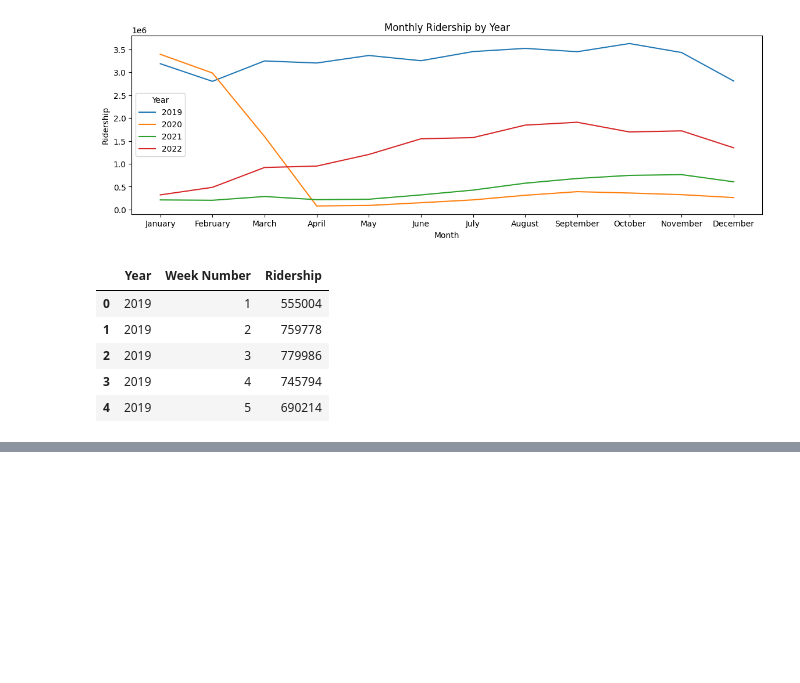
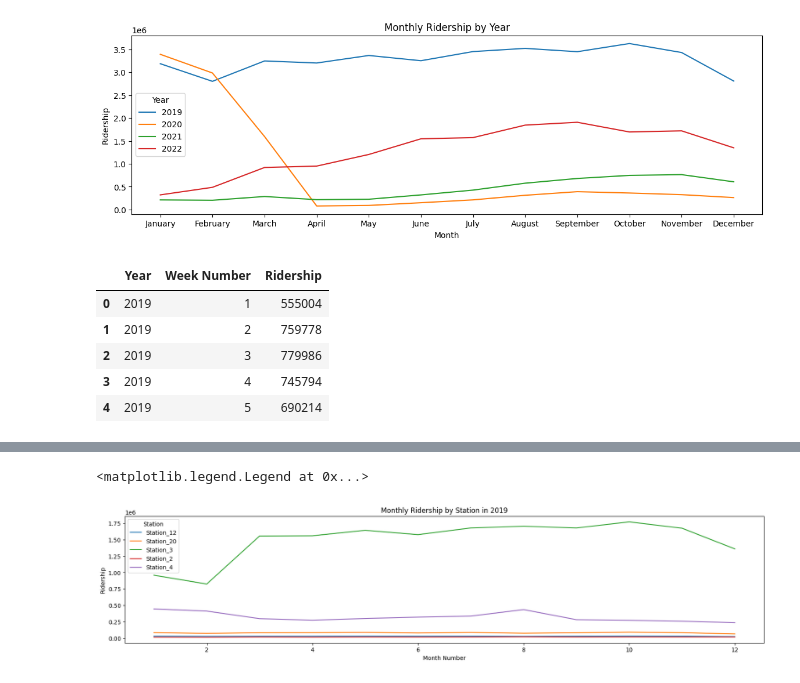
Before and after one commit to Asore94/dkarMiniProject, a Jupyter notebook: preprocessing.ipynb, the cells around one changed output, grey strips where cells are left out. Cells and saved outputs as stored; diff of their text form; code cells hidden in the pictures; blank space fills up the shorter version.

```diff
--- a/preprocessing.ipynb
+++ b/preprocessing.ipynb
@@ -195,0 +209,7 @@ weekly_grouped_df.head(5)
+# %%
+year_2019 = df[df['Year'] == 2019]
+
+grouped_station = year_2019_am_am_am_am_am_am_am_am.groupby(['Station', 'Month']).aggregate({'Ridership': 'sum'}).reset_index()
+grouped_station['Month_number'] = grouped_station['Month'].map(month_mapping)
+grouped_station.sort_values(by=['Station', 'Month_number'], inplace=True)
+grouped_station.head(10)
@@ -195,0 +228,15 @@ weekly_grouped_df.head(5)
+# %%
+ramdom_stations = grouped_station['Station'].sample(n=5, random_state=42).unique()
+# %%
+plt.figure(figsize=(20, 4))
+for station in ramdom_stations:
+    station_data = grouped_station[grouped_station['Station'] == station]
+    plt.plot(station_data['Month_number'], station_data['Ridership'], label=station)
+
+plt.xlabel('Month Number')
+plt.ylabel('Ridership')
+plt.title('Monthly Ridership by Station in 2019')
+plt.legend(title='Station')
+# %% [output]
+<matplotlib.legend.Legend at 0x...>
+[figure, added]
```
Also changed, not shown: parts of 6 cells of this notebook.
